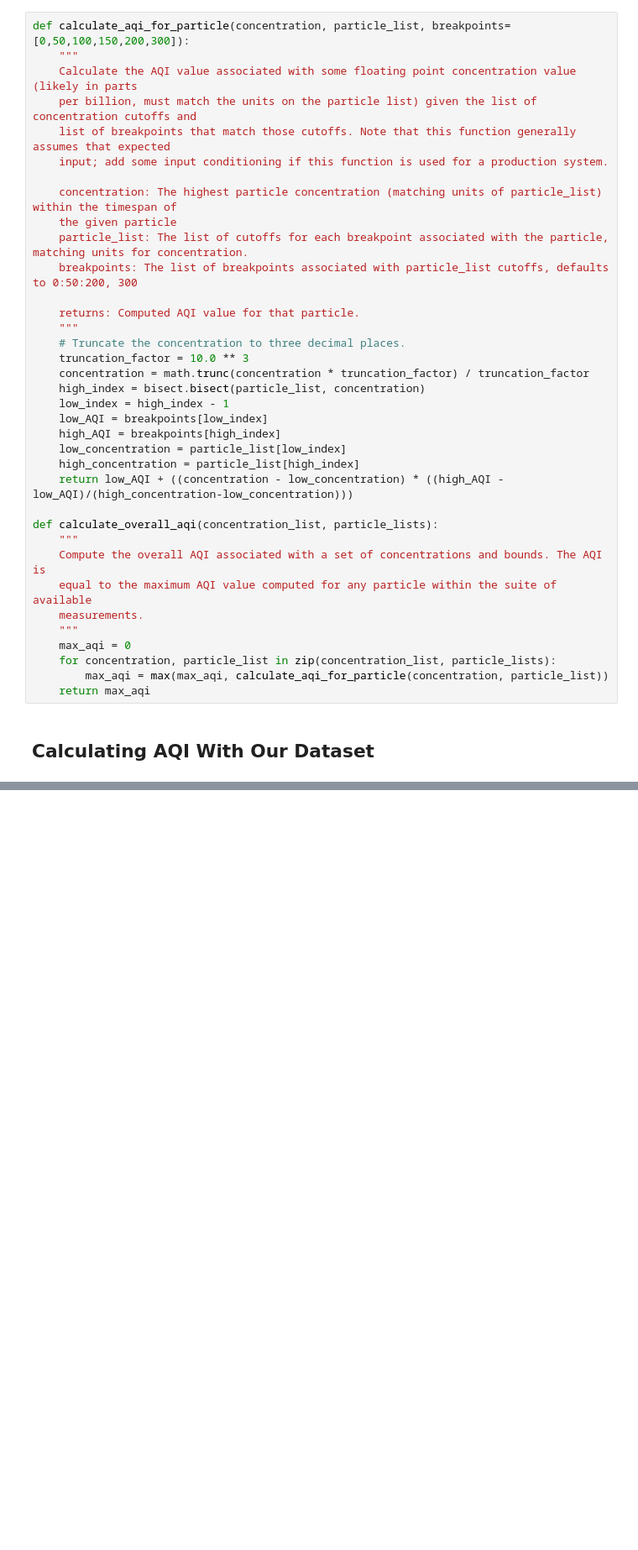
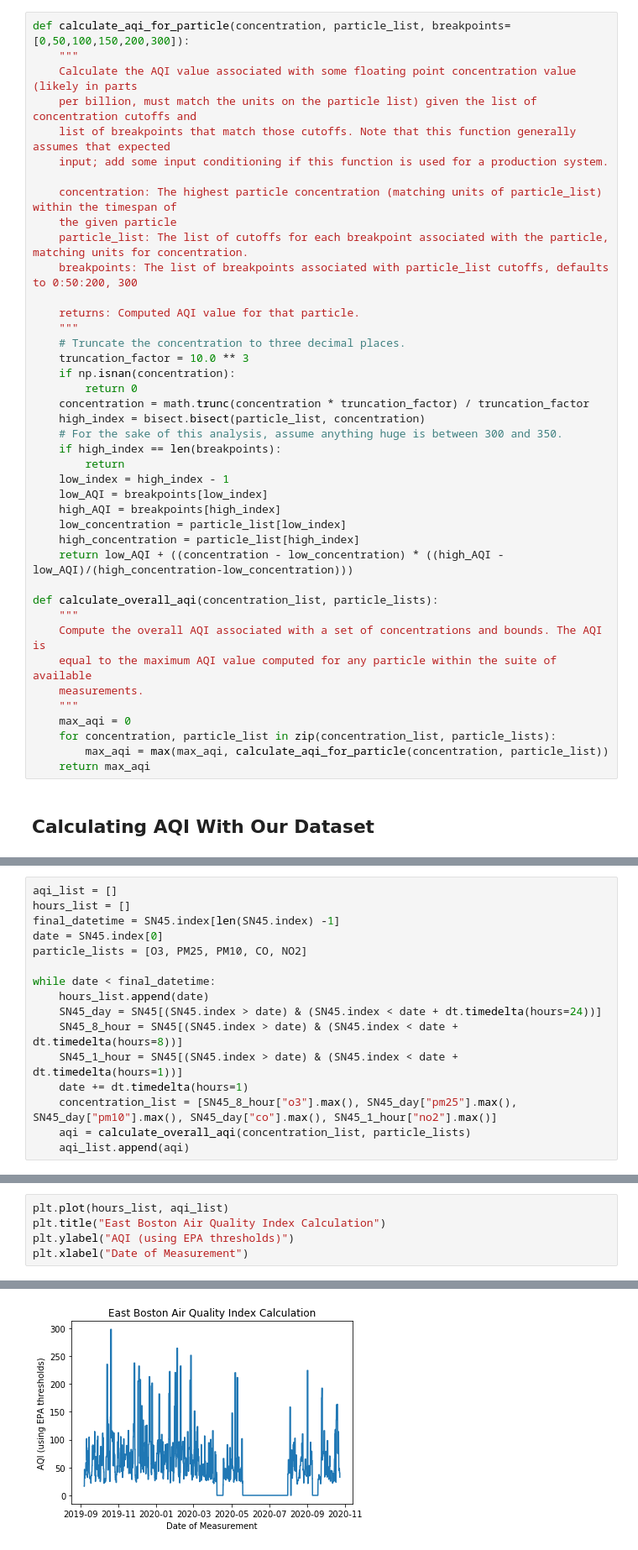
Before and after one commit to airpartners/data-analysis, a Jupyter notebook: aqi-analysis.ipynb, the cells around one changed output, grey strips where cells are left out. Shown at 84% size. Saved outputs shown, nothing was run; the diff lists cells and outputs as text; blank space fills up the shorter version.

Commit message:
added cumulative AQI totals and PM1 comp, still need to do other particles

```diff
--- a/aqi-analysis.ipynb
+++ b/aqi-analysis.ipynb
@@ -105,8 +105,13 @@ def calculate_aqi_for_particle(concentration, particle_list, breakpoints=[0,50,1
     """
     # Truncate the concentration to three decimal places.
     truncation_factor = 10.0 ** 3
+    if np.isnan(concentration):
+        return 0
     concentration = math.trunc(concentration * truncation_factor) / truncation_factor
     high_index = bisect.bisect(particle_list, concentration)
+    # For the sake of this analysis, assume anything huge is between 300 and 350.
+    if high_index == len(breakpoints):
+        return
     low_index = high_index - 1
     low_AQI = breakpoints[low_index]
     high_AQI = breakpoints[high_index]
@@ -166,0 +152,16 @@ SN45_8_hour
+# %%
+aqi_list = []
+hours_list = []
+final_datetime = SN45.index[len(SN45.index) -1]
+date = SN45.index[0]
+particle_lists = [O3, PM25, PM10, CO, NO2]
+
+while date < final_datetime:
+    hours_list.append(date)
+    SN45_day = SN45[(SN45.index > date) & (SN45.index < date + dt.timedelta(hours=24))]
+    SN45_8_hour = SN45[(SN45.index > date) & (SN45.index < date + dt.timedelta(hours=8))]
+    SN45_1_hour = SN45[(SN45.index > date) & (SN45.index < date + dt.timedelta(hours=1))]
+    date += dt.timedelta(hours=1)
+    concentration_list = [SN45_8_hour["o3"].max(), SN45_day["pm25"].max(), SN45_day["pm10"].max(), SN45_day["co"].max(), SN45_1_hour["no2"].max()]
+    aqi = calculate_overall_aqi(concentration_list, particle_lists)
+    aqi_list.append(aqi)
@@ -166,0 +170,6 @@ SN45_8_hour
+# %%
+plt.plot(hours_list, aqi_list)
+plt.title("East Boston Air Quality Index Calculation")
+plt.ylabel("AQI (using EPA thresholds)")
+plt.xlabel("Date of Measurement")
+# %% [output]
@@ -166,0 +177 @@ SN45_8_hour
+[figure, added]
```
Also changed, not shown: parts of 19 cells of this notebook.
